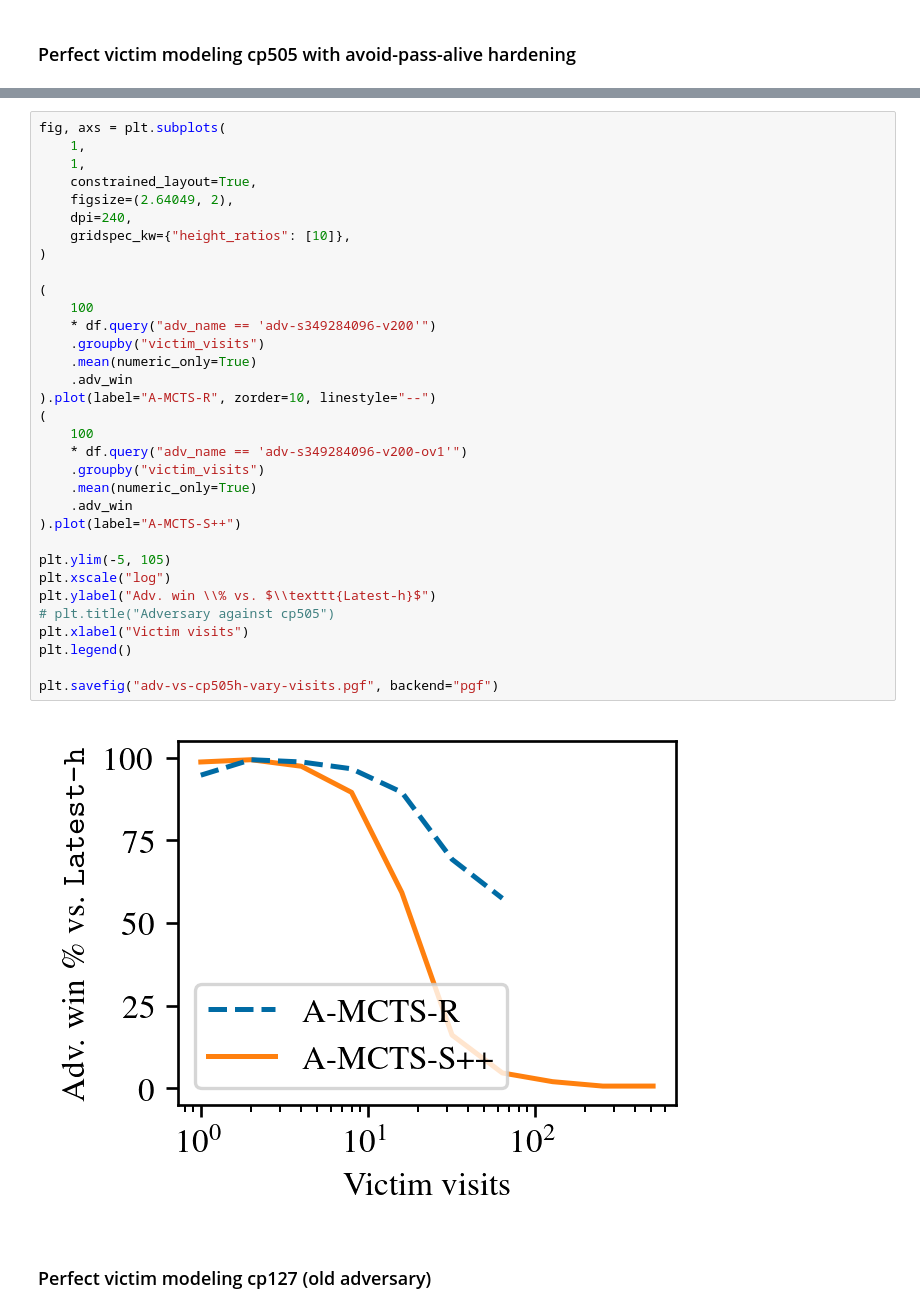
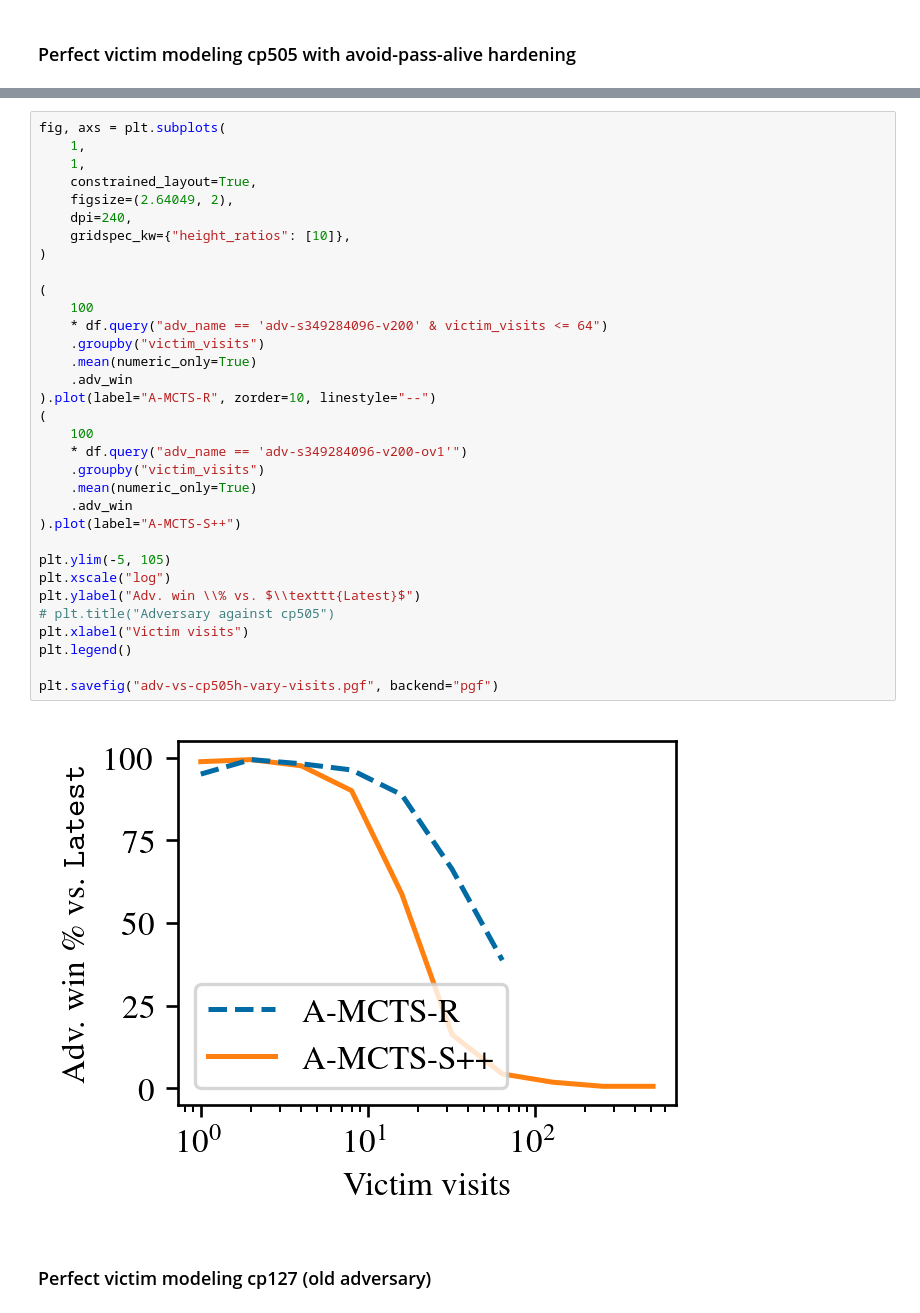
Before and after one commit to AlignmentResearch/KataGoVisualizer, a Jupyter notebook: notebooks/notebooks/iclr2022/plots.ipynb, the cells around one changed output, grey strips where cells are left out. Saved outputs shown, nothing was run; the diff lists cells and outputs as text.

```diff
--- a/notebooks/notebooks/iclr2022/plots.ipynb
+++ b/notebooks/notebooks/iclr2022/plots.ipynb
@@ -208,36 +208,36 @@ fig, axs = plt.subplots(
     1,
     1,
     constrained_layout=True,
     figsize=(2.64049, 2),
     dpi=240,
     gridspec_kw={"height_ratios": [10]},
 )
 
 (
     100
-    * df.query("adv_name == 'adv-s349284096-v200'")
+    * df.query("adv_name == 'adv-s349284096-v200' & victim_visits <= 64")
     .groupby("victim_visits")
     .mean(numeric_only=True)
     .adv_win
 ).plot(label="A-MCTS-R", zorder=10, linestyle="--")
 (
     100
     * df.query("adv_name == 'adv-s349284096-v200-ov1'")
     .groupby("victim_visits")
     .mean(numeric_only=True)
     .adv_win
 ).plot(label="A-MCTS-S++")
 
 plt.ylim(-5, 105)
 plt.xscale("log")
-plt.ylabel("Adv. win \\% vs. $\\texttt{Latest-h}$")
+plt.ylabel("Adv. win \\% vs. $\\texttt{Latest}$")
 # plt.title("Adversary against cp505")
 plt.xlabel("Victim visits")
 plt.legend()
 
 plt.savefig("adv-vs-cp505h-vary-visits.pgf", backend="pgf")
 # %% [output]
-[figure, old version]
+[figure, new version]
 # %% [markdown]
 ### Perfect victim modeling cp127 (old adversary)
 # %%
```
Also changed, not shown: parts of 7 cells of this notebook, 4 other files.
